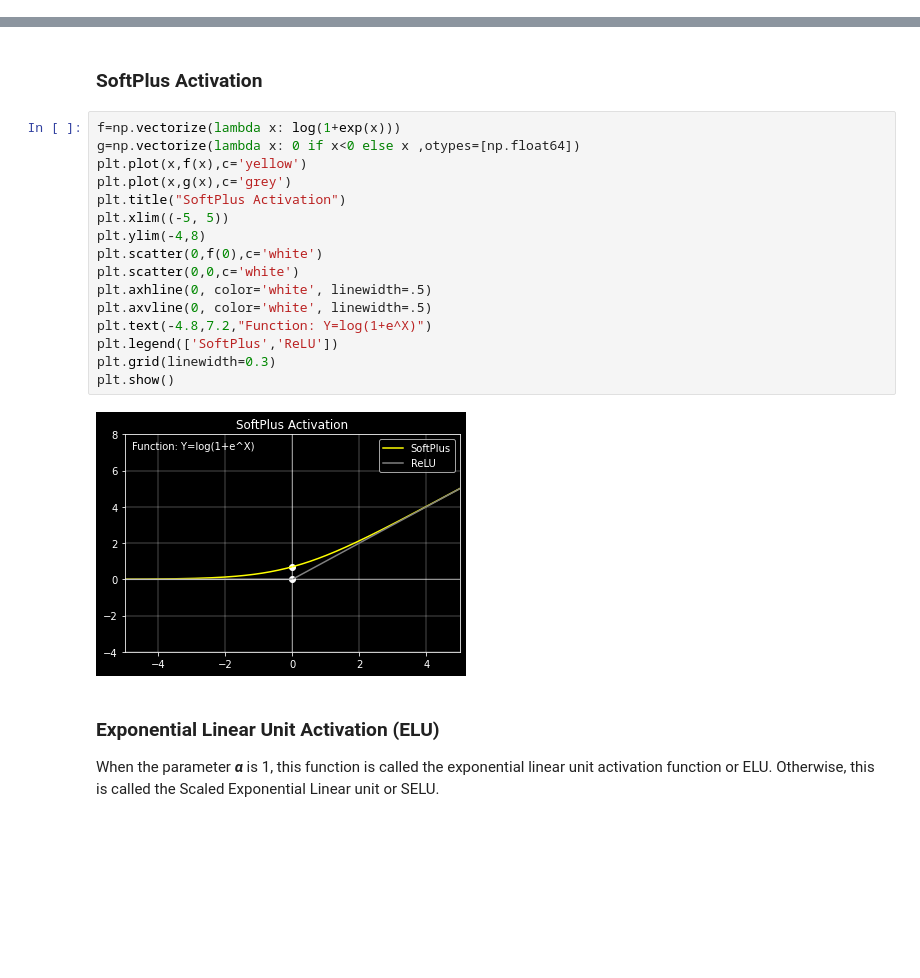
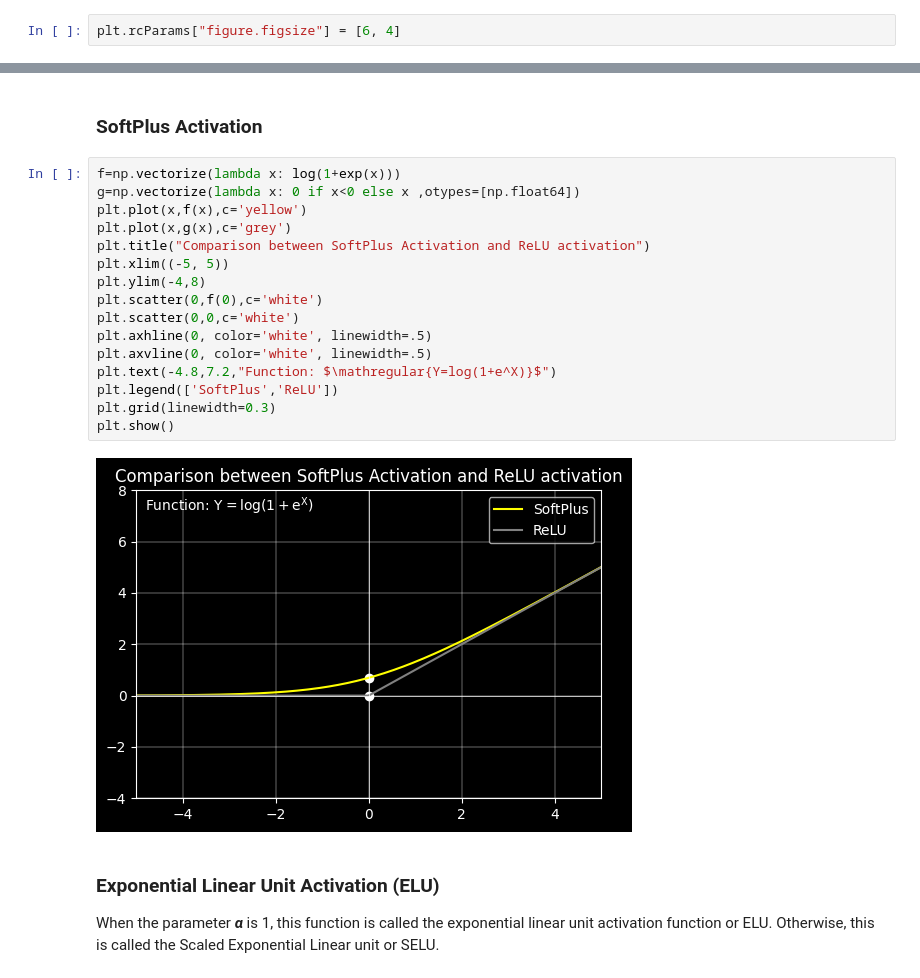
Before and after one commit to Diacod-I/ActivateFunk, a Jupyter notebook: Activate.ipynb, the cells around one changed output, grey strips where cells are left out. Cells and saved outputs as stored; diff of their text form; blank space fills up the shorter version.

```diff
--- a/Activate.ipynb
+++ b/Activate.ipynb
@@ -13,6 +13,8 @@ import numpy as np
 plt.style.use('dark_background')
 # %%
 x=np.linspace(-20,20,num=1000)
+# %%
+plt.rcParams["figure.figsize"] = [6, 4]
 # %% [markdown]
 ## Binary Step Function
 # %%
@@ -135,21 +137,21 @@ Parameter α = 0.5
 # %%
 f=np.vectorize(lambda x: log(1+exp(x)))
 g=np.vectorize(lambda x: 0 if x<0 else x ,otypes=[np.float64])
 plt.plot(x,f(x),c='yellow')
 plt.plot(x,g(x),c='grey')
-plt.title("SoftPlus Activation")
+plt.title("Comparison between SoftPlus Activation and ReLU activation")
 plt.xlim((-5, 5))
 plt.ylim(-4,8)
 plt.scatter(0,f(0),c='white')
 plt.scatter(0,0,c='white')
 plt.axhline(0, color='white', linewidth=.5)
 plt.axvline(0, color='white', linewidth=.5)
-plt.text(-4.8,7.2,"Function: Y=log(1+e^X)")
+plt.text(-4.8,7.2,"Function: $\mathregular{Y=log(1+e^X)}$")
 plt.legend(['SoftPlus','ReLU'])
 plt.grid(linewidth=0.3)
 plt.show()
 # %% [output]
-[figure, old version]
+[figure, new version]
 # %% [markdown]
 ### Exponential Linear Unit Activation (ELU)
 When the parameter ***α*** is 1, this function is called the exponential linear unit activation function or ELU. Otherwise, this is called the Scaled Exponential Linear unit or SELU.
```
Also changed, not shown: parts of 11 cells of this notebook.
